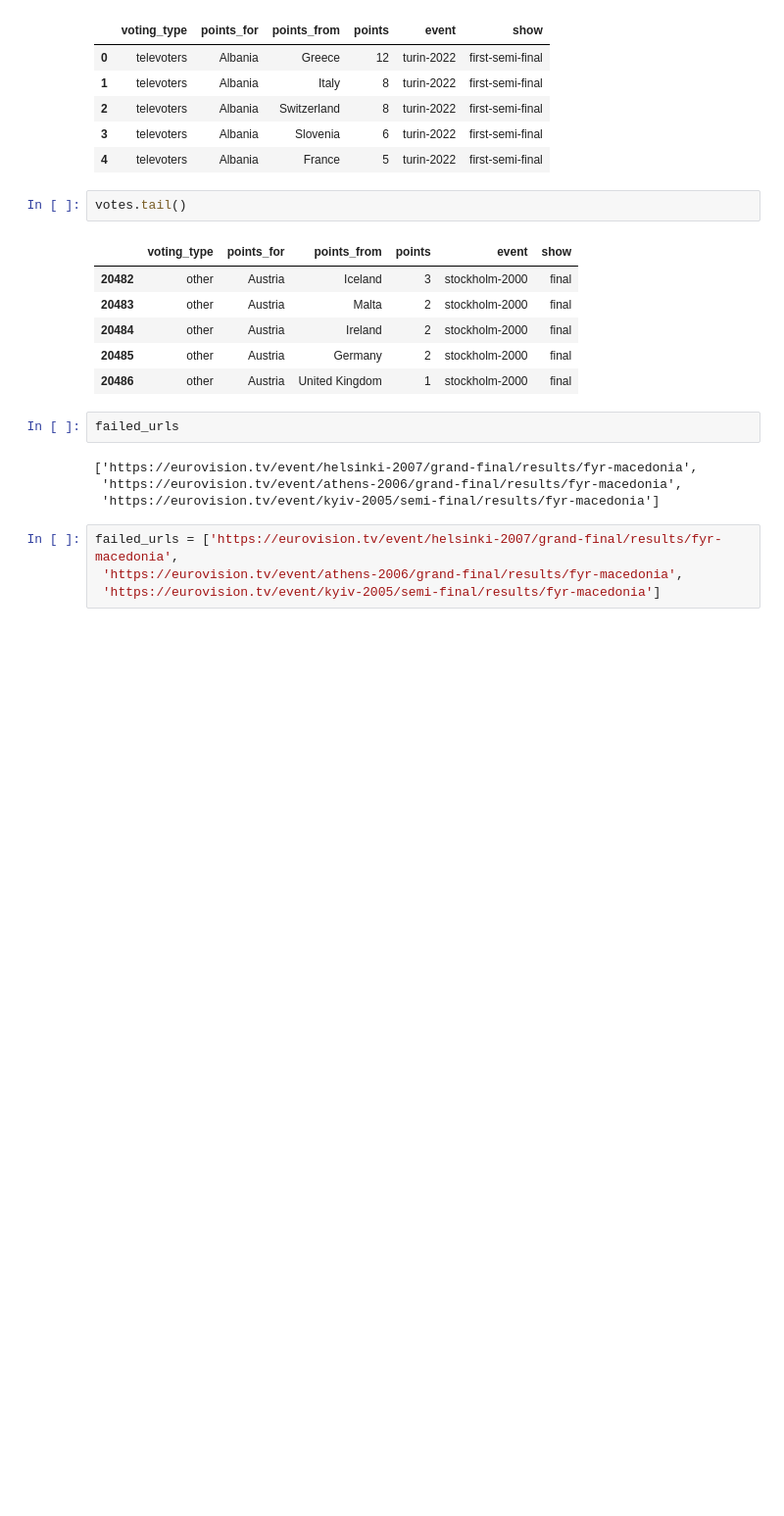
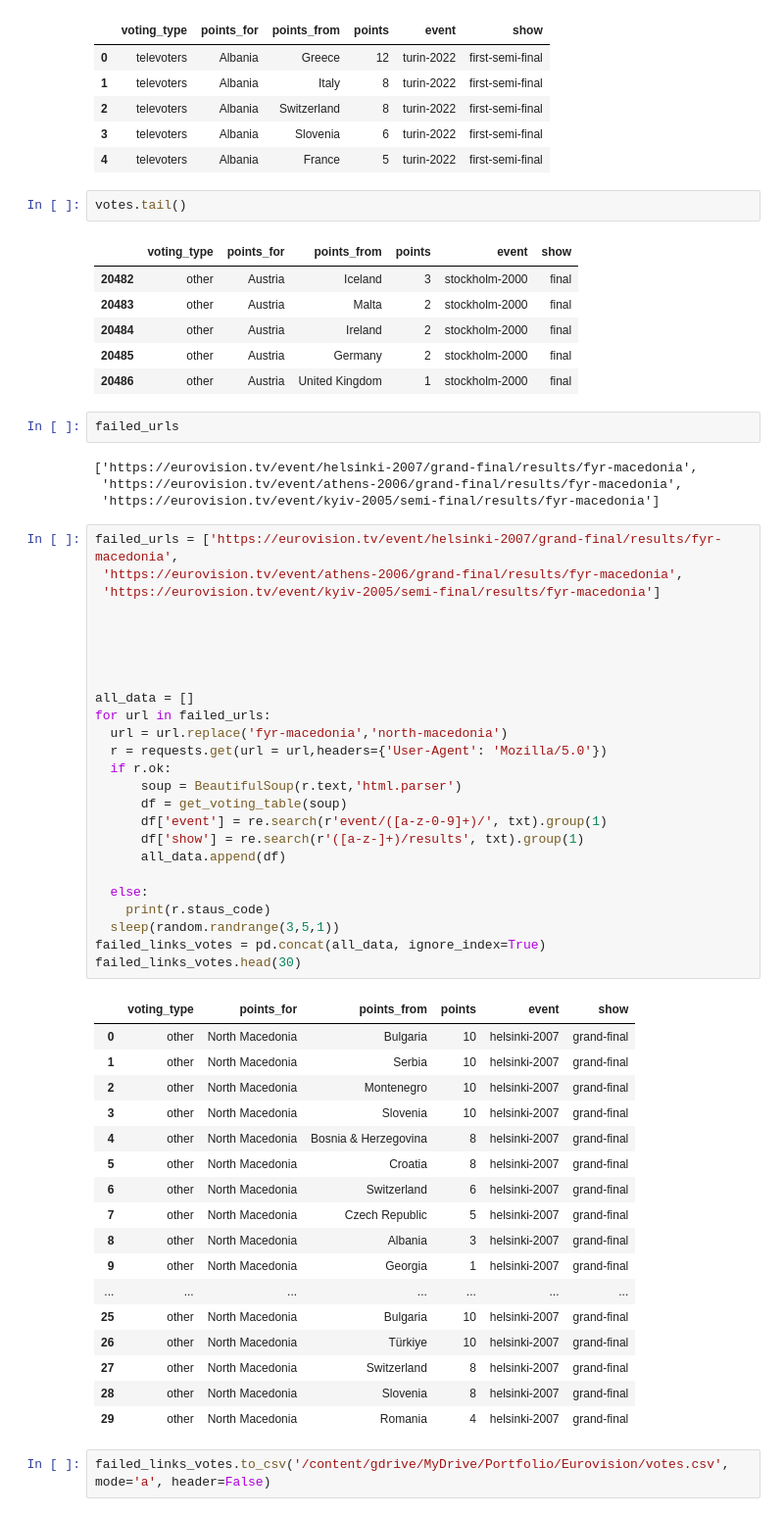
Before and after one commit to aokozlova/02_eurovision, a Jupyter notebook: ESC_scraping.ipynb, the cells around one changed output. Shown at 98% size. Drawn from its saved outputs; the diff is of its cells as text; blank space fills up the shorter version.

Commit message:
scraper to collect winners, entries and voting from the official site

```diff
--- a/ESC_scraping.ipynb
+++ b/ESC_scraping.ipynb
@@ -277,4 +297,45 @@ failed_urls
 # %%
 failed_urls = ['https://eurovision.tv/event/helsinki-2007/grand-final/results/fyr-macedonia',
  'https://eurovision.tv/event/athens-2006/grand-final/results/fyr-macedonia',
  'https://eurovision.tv/event/kyiv-2005/semi-final/results/fyr-macedonia']
+
+
+
+
+
+all_data = []
+for url in failed_urls:
+  url = url.replace('fyr-macedonia','north-macedonia')
+  r = requests.get(url = url,headers={'User-Agent': 'Mozilla/5.0'})
+  if r.ok:
+      soup = BeautifulSoup(r.text,'html.parser')
+      df = get_voting_table(soup)
+      df['event'] = re.search(r'event/([a-z-0-9]+)/', txt).group(1)
+      df['show'] = re.search(r'([a-z-]+)/results', txt).group(1)
+      all_data.append(df)
+
+  else:
+    print(r.staus_code)
+  sleep(random.randrange(3,5,1))
+failed_links_votes = pd.concat(all_data, ignore_index=True)
+failed_links_votes.head(30)
+# %% [output]
+|  | voting_type | points_for | points_from | points | event | show |
+| 0 | other | North Macedonia | Bulgaria | 10 | helsinki-2007 | grand-final |
+| 1 | other | North Macedonia | Serbia | 10 | helsinki-2007 | grand-final |
+| 2 | other | North Macedonia | Montenegro | 10 | helsinki-2007 | grand-final |
+| 3 | other | North Macedonia | Slovenia | 10 | helsinki-2007 | grand-final |
+| 4 | other | North Macedonia | Bosnia & Herzegovina | 8 | helsinki-2007 | grand-final |
+| 5 | other | North Macedonia | Croatia | 8 | helsinki-2007 | grand-final |
+| 6 | other | North Macedonia | Switzerland | 6 | helsinki-2007 | grand-final |
+| 7 | other | North Macedonia | Czech Republic | 5 | helsinki-2007 | grand-final |
+| 8 | other | North Macedonia | Albania | 3 | helsinki-2007 | grand-final |
+| 9 | other | North Macedonia | Georgia | 1 | helsinki-2007 | grand-final |
+| ... | ... | ... | ... | ... | ... | ... |
+| 25 | other | North Macedonia | Bulgaria | 10 | helsinki-2007 | grand-final |
+| 26 | other | North Macedonia | Türkiye | 10 | helsinki-2007 | grand-final |
+| 27 | other | North Macedonia | Switzerland | 8 | helsinki-2007 | grand-final |
+| 28 | other | North Macedonia | Slovenia | 8 | helsinki-2007 | grand-final |
+| 29 | other | North Macedonia | Romania | 4 | helsinki-2007 | grand-final |
+# %%
+failed_links_votes.to_csv('/content/gdrive/MyDrive/Portfolio/Eurovision/votes.csv', mode='a', header=False)
```
Also changed, not shown: parts of 5 cells of this notebook.
